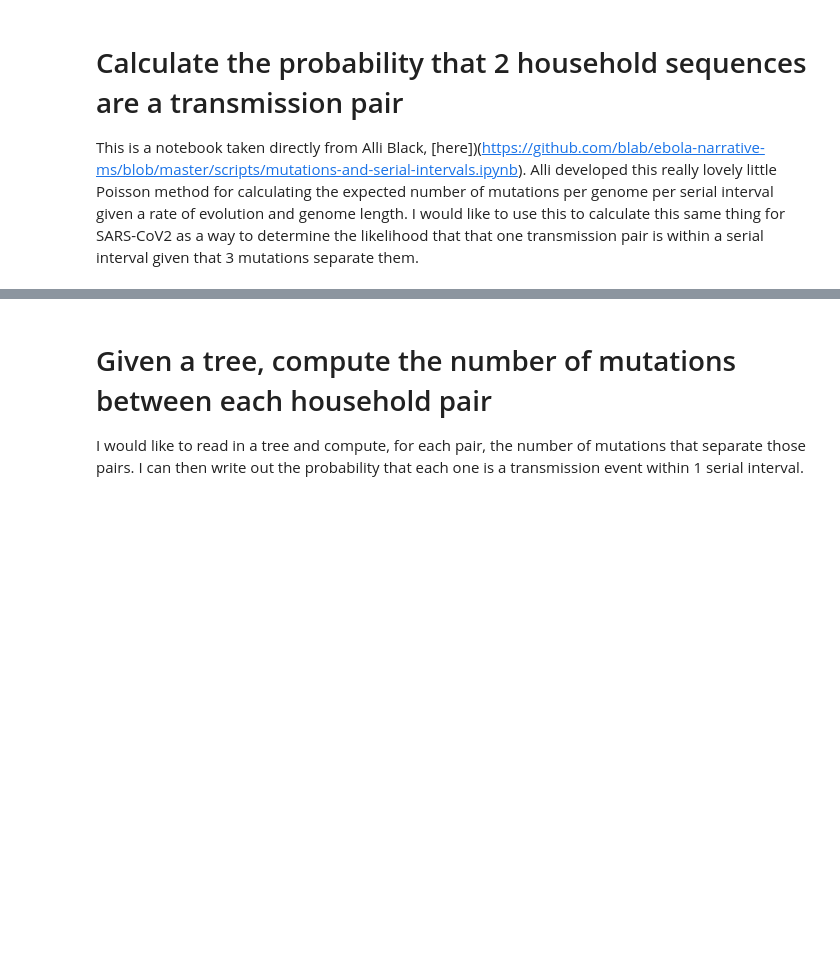
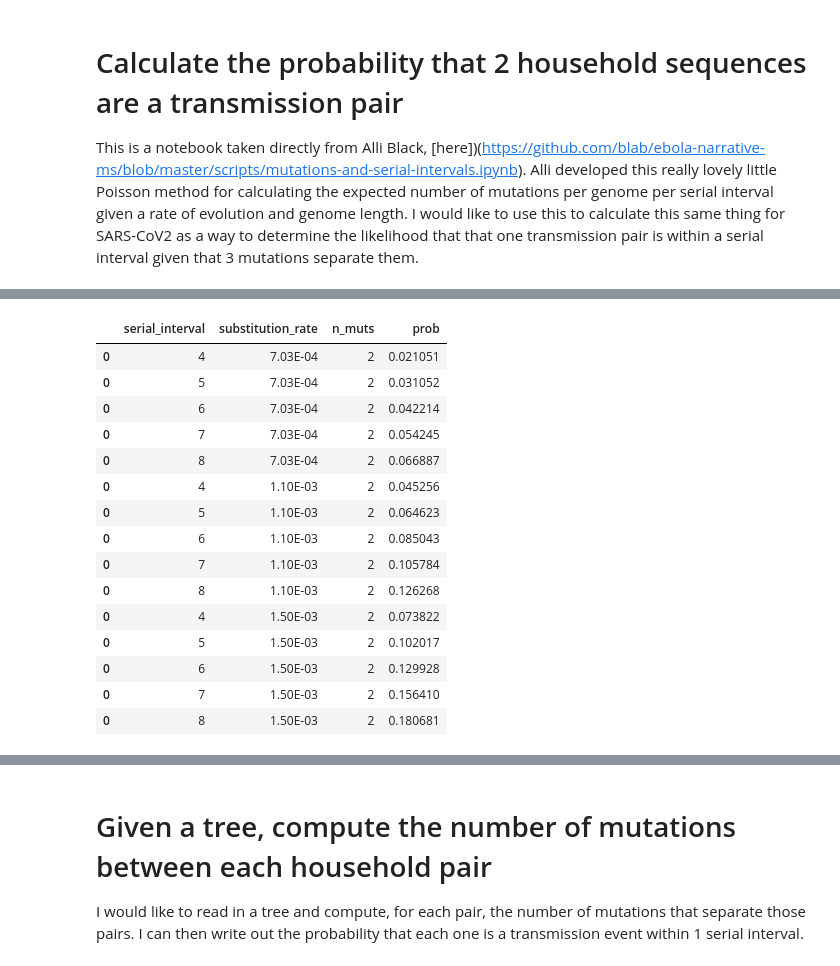
Before and after one commit to lmoncla/ncov-WI-within-host, a Jupyter notebook: scripts/calculate-probability-household-is-transmission-pair.ipynb, the cells around one changed output, grey strips where cells are left out. Cells and saved outputs as stored; diff of their text form; code cells hidden in the pictures; blank space fills up the shorter version.

```diff
--- a/scripts/calculate-probability-household-is-transmission-pair.ipynb
+++ b/scripts/calculate-probability-household-is-transmission-pair.ipynb
@@ -90,0 +108,24 @@ print(probabilities_of_n_mutations_given_poisson_dist)
+# %%
+# make a plot evaluating the probabilities across a range of serial intervals and clock rates
+#the math
+subs_per_site_per_years = [0.000703,0.0011,0.0015]
+serial_intervals = [4,5,6,7,8] # days; from He paper, the estimate was 5.8 with a 95% CI OF 4.8-6.8
+muts_to_assess = [0,1,2,3,4]
+genome_length = 29903
+
+df = pd.DataFrame()
+
+
+for s in subs_per_site_per_years:
+    subs_per_genome_per_year = s * genome_length
+    for i in serial_intervals:
+        subs_per_genome_per_day = subs_per_genome_per_year/365.25
+        subs_per_genome_per_serial_interval = subs_per_genome_per_day * i
+        rv = poisson(subs_per_genome_per_serial_interval)
+
+        for m in muts_to_assess:
+            prob_muts = rv.pmf(m)
+            # convert decimal into scientific
+            scientific = '%.2E' % Decimal(str(s))
+            local_df = pd.DataFrame({"serial_interval":[i], "substitution_rate":scientific, "n_muts":m, "prob":prob_muts})
+            df = df.append(local_df)
@@ -90,0 +141,19 @@ print(probabilities_of_n_mutations_given_poisson_dist)
+# %%
+df[df['n_muts'] == 2]
+# %% [output]
+|  | serial_interval | substitution_rate | n_muts | prob |
+| 0 | 4 | 7.03E-04 | 2 | 0.021051 |
+| 0 | 5 | 7.03E-04 | 2 | 0.031052 |
+| 0 | 6 | 7.03E-04 | 2 | 0.042214 |
+| 0 | 7 | 7.03E-04 | 2 | 0.054245 |
+| 0 | 8 | 7.03E-04 | 2 | 0.066887 |
+| 0 | 4 | 1.10E-03 | 2 | 0.045256 |
+| 0 | 5 | 1.10E-03 | 2 | 0.064623 |
+| 0 | 6 | 1.10E-03 | 2 | 0.085043 |
+| 0 | 7 | 1.10E-03 | 2 | 0.105784 |
+| 0 | 8 | 1.10E-03 | 2 | 0.126268 |
+| 0 | 4 | 1.50E-03 | 2 | 0.073822 |
+| 0 | 5 | 1.50E-03 | 2 | 0.102017 |
+| 0 | 6 | 1.50E-03 | 2 | 0.129928 |
+| 0 | 7 | 1.50E-03 | 2 | 0.156410 |
+| 0 | 8 | 1.50E-03 | 2 | 0.180681 |
```
Also changed, not shown: parts of 9 cells of this notebook, 1 other file.
